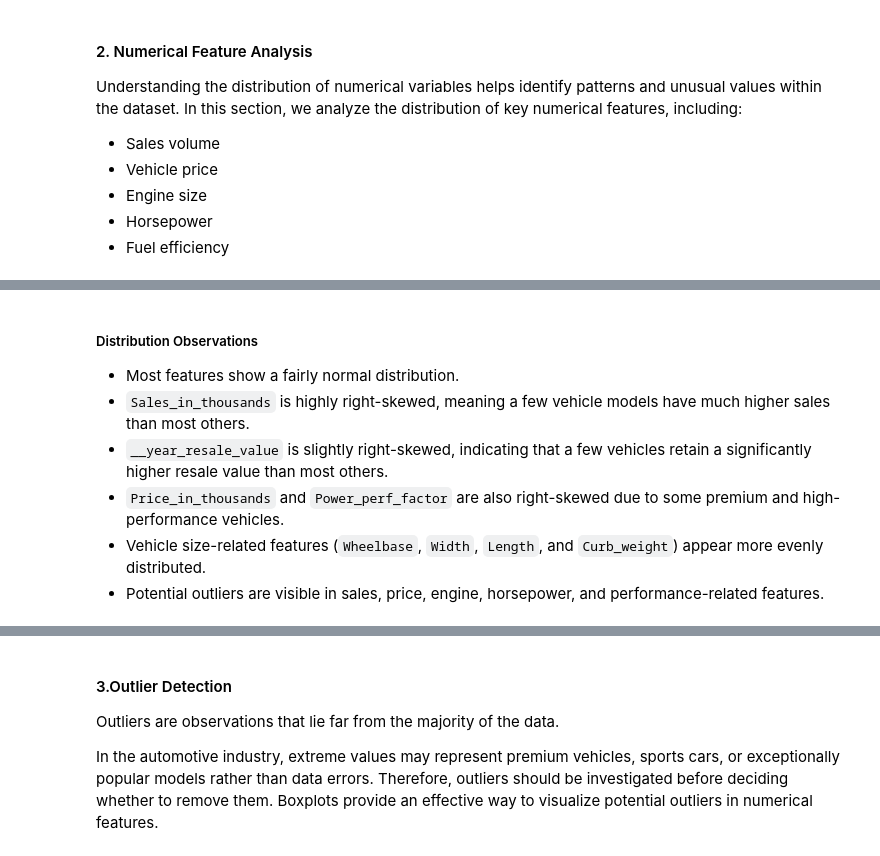
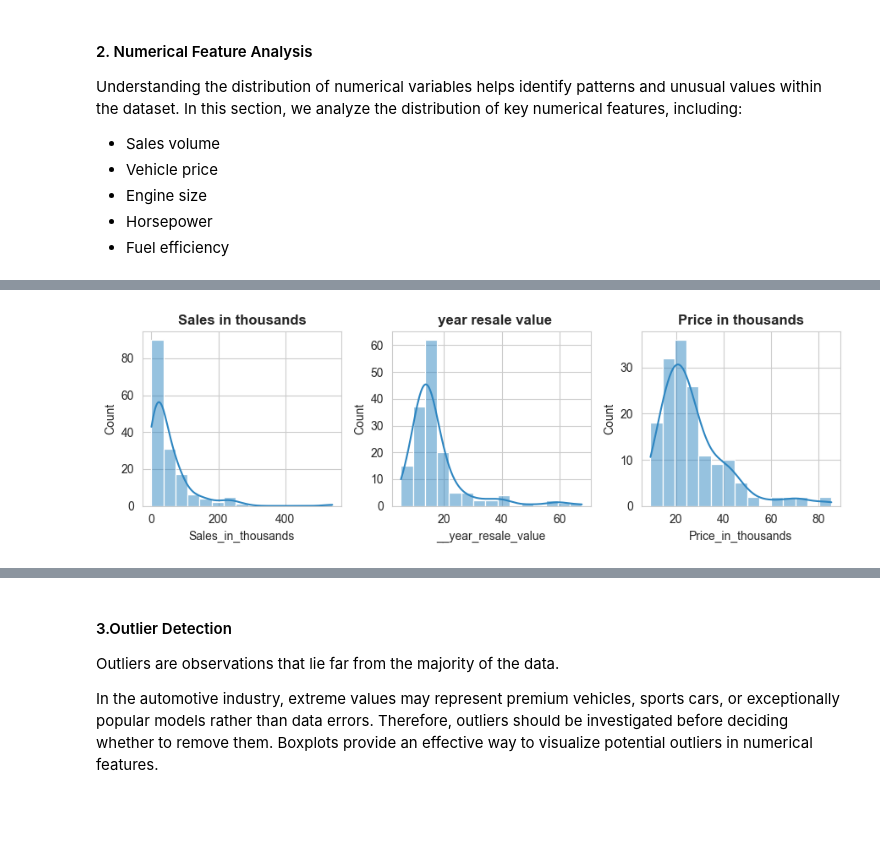
Before and after one commit to nnitika25-png/Car_sales, a Jupyter notebook: notebooks/03_Exploratory_Data_Analysis.ipynb, the cells around one changed output, grey strips where cells are left out. Saved outputs shown, nothing was run; the diff lists cells and outputs as text; code cells hidden in the pictures; blank space fills up the shorter version.

```diff
--- a/notebooks/03_Exploratory_Data_Analysis.ipynb
+++ b/notebooks/03_Exploratory_Data_Analysis.ipynb
@@ -49,18 +49,3 @@ In this section, we analyze the distribution of key numerical features, includin
 - Engine size
 - Horsepower
 - Fuel efficiency
-# %%
-# Select numerical columns
-numeric_cols = df.select_dtypes(include="number")
-
-fig, axes = plt.subplots(4, 3, figsize=(12, 8))
-# The axes.flatten() method converts the 2D array of subplot axes into a 1D array.
-# This makes it easier to iterate through all subplots using a single loop and assign plots to each axis.
-axes = axes.flatten()
-
-for i, col in enumerate(numeric_cols):
-    sns.histplot(data=df, x=col, bins=20, kde=True, ax=axes[i], color="steelblue")
-    axes[i].set_title(col)
-
-plt.tight_layout()
-plt.show()
@@ -69,9 +52,29 @@ plt.show()
-# %% [markdown]
-##### Distribution Observations
-
-- Most features show a fairly normal distribution.
-- `Sales_in_thousands` is highly right-skewed, meaning a few vehicle models have much higher sales than most others.
-- `__year_resale_value` is slightly right-skewed, indicating that a few vehicles retain a significantly higher resale value than most others.
-- `Price_in_thousands` and `Power_perf_factor` are also right-skewed due to some premium and high-performance vehicles.
-- Vehicle size-related features (`Wheelbase`, `Width`, `Length`, and `Curb_weight`) appear more evenly distributed.
-- Potential outliers are visible in sales, price, engine, horsepower, and performance-related features.
+# %%
+# Market & Sales Distribution
+market_features = [
+    "Sales_in_thousands",
+    "__year_resale_value",
+    "Price_in_thousands"
+]
+
+plt.figure(figsize=(9, 3))
+
+for i, feature in enumerate(market_features, 1):
+
+    plt.subplot(1, 3, i)
+
+    sns.histplot(
+        data=df,
+        x=feature,
+        bins=15,
+        kde=True,
+        color="steelblue",
+        edgecolor="white"
+    )
+
+    plt.title(feature.replace("_", " "), fontweight="bold")
+
+plt.tight_layout()
+plt.show()
+# %% [output]
+[figure, added]
```
Also changed, not shown: parts of 22 cells of this notebook.
